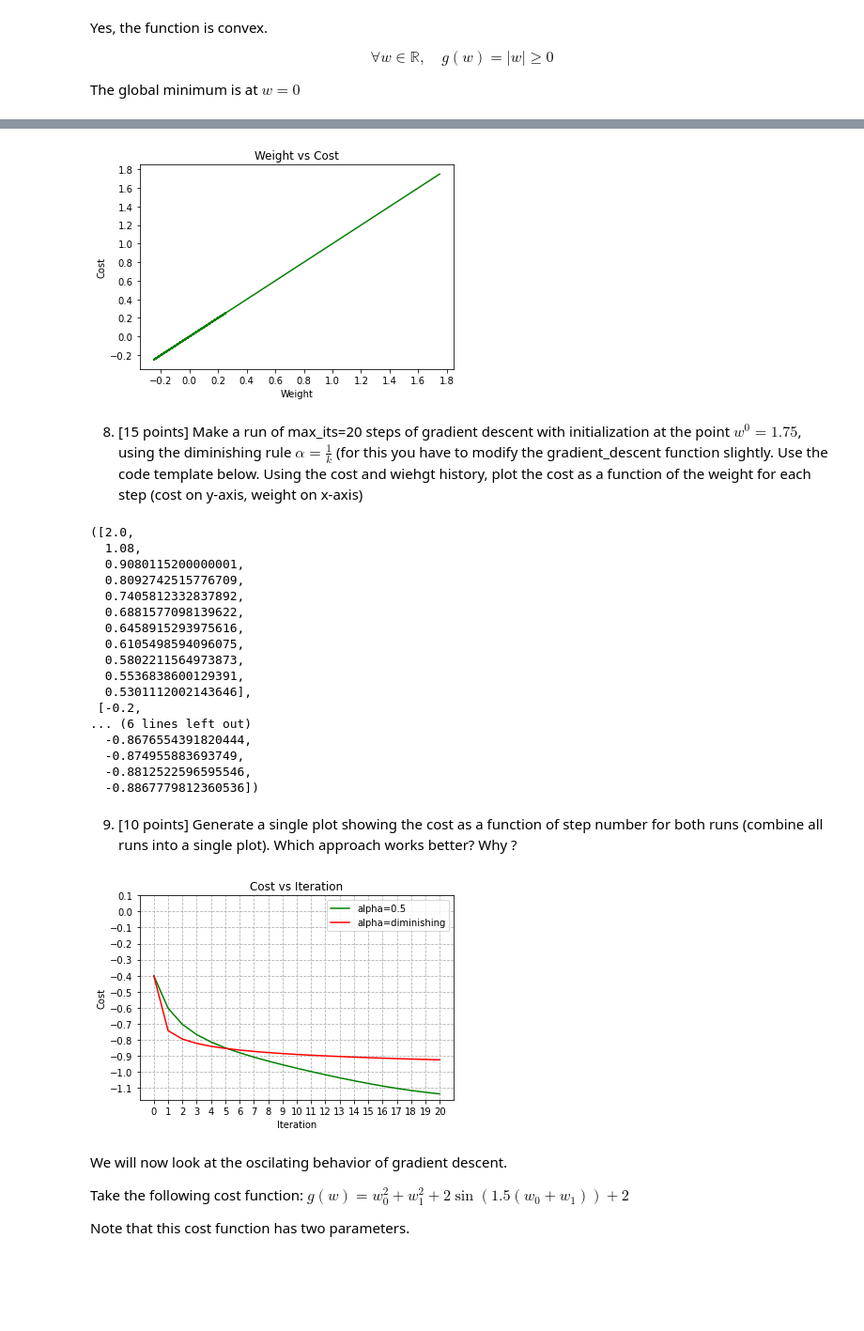
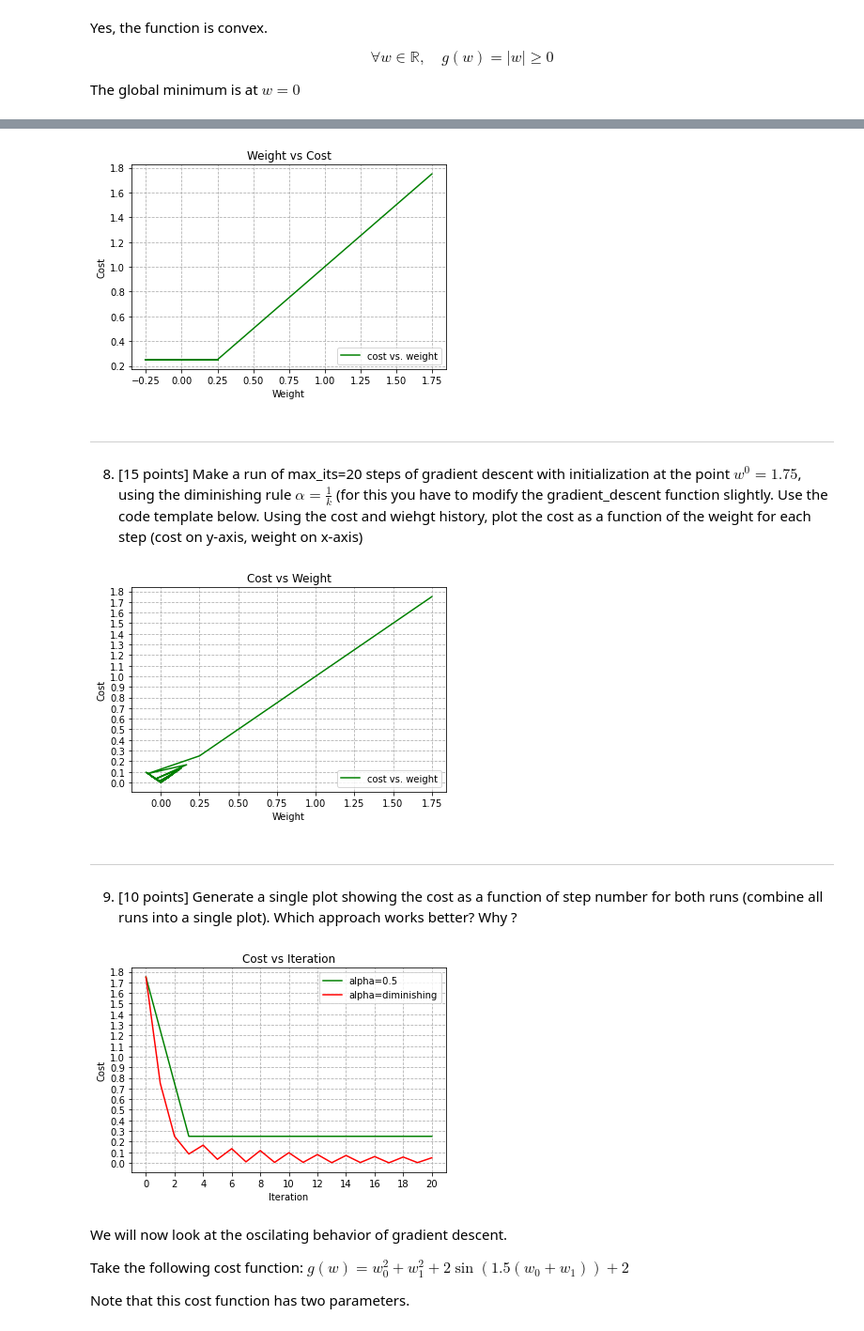
Before and after one commit to lostflux/machine-learning, a Jupyter notebook: HW1/HW1_cosc74.ipynb, the cells around one changed output, grey strips where cells are left out. Shown at 94% size. Cells and saved outputs as stored; diff of their text form; code cells hidden in the pictures; blank space fills up the shorter version.

```diff
--- a/HW1/HW1_cosc74.ipynb
+++ b/HW1/HW1_cosc74.ipynb
@@ -156,27 +169,37 @@ import matplotlib.pyplot as plt
 max_steps = 20
 weight_history, cost_history = gradient_descent(g, 0.5, max_steps, 1.75)
 
-plt.plot(weight_history, weight_history, color="green", label='cost VS weight')
+plt.plot(weight_history, cost_history, color="green", label='cost vs. weight')
 
 plt.title("Weight vs Cost")
 plt.xlabel("Weight")
 plt.ylabel("Cost")
+
+plt.xticks(np.arange(-0.5, 2.5, 0.25))
+plt.yticks(np.arange(-0.2, 2, 0.2))
+plt.grid(linestyle="--")
+plt.locator_params(nbins = max_steps)
+
+plt.legend(loc="lower right")
+
 plt.locator_params(nbins = max_steps)
 
 plt.show()
 # %% [output]
-[figure, old version]
+[figure, new version]
 # %% [markdown]
+---
+
 8) [15 points] Make a run of max_its=20 steps of gradient descent with initialization at the point $w^0 = 1.75$, using the diminishing rule $\alpha = \frac{1}{k}$ (for this you have to modify the gradient_descent function slightly. Use the code template below. Using the cost and wiehgt history, plot the cost as a function of the weight for each step (cost on y-axis, weight on x-axis)
 # %%
 from autograd import grad
+import autograd.numpy as np
 
 #gradient descent function
 #inputs: g (cost function), alpha (learning rate parameter), max_its (maximum number of iterations), w (initialization)
 def gradient_descent(g, alpha, max_its, w0):
+
     gradient = grad(g)
-
-    # flag = alpha == "diminishing"
 
     # 1. initialize cost history
     w = w0
@@ -187,6 +210,7 @@ def gradient_descent(g, alpha, max_its, w0):
     for step in range(max_its):
 
         # 2. compute the gradient and step
+
         a = alpha if alpha != "diminishing" else 1 / (step + 1)
         w -= a * gradient(w)
 
@@ -197,59 +221,61 @@ def gradient_descent(g, alpha, max_its, w0):
     return weight_history, cost_history
 
 
-def g(w) : return 1/50 * (w**4 + w**2 + 10 * w - 50)
+def g(w: int) : return np.abs(w)
 
-gradient_descent(g, "diminishing", 10, 2.0)
+weight_history, cost_history = gradient_descent(g, "diminishing", 20, 1.75)
+
+plt.plot(weight_history, cost_history, color="green", label='cost vs. weight')
+
+plt.title("Cost vs Weight")
+plt.xlabel("Weight")
+plt.ylabel("Cost")
+
+plt.legend(loc="lower right")
+plt.xticks(np.arange(0, 2.5, 0.25))
+plt.yticks(np.arange(0, 2, 0.1))
+plt.grid(linestyle="--")
+plt.locator_params(nbins = max_steps)
+
+plt.locator_params(nbins = max_steps)
+
+plt.show()
 # %% [output]
-([2.0,
-  1.08,
-  0.9080115200000001,
-  0.8092742515776709,
-  0.7405812332837892,
-  0.6881577098139622,
-  0.6458915293975616,
-  0.6105498594096075,
-  0.5802211564973873,
-  0.5536838600129391,
-  0.5301112002143646],
- [-0.2,
-... (6 lines left out)
-  -0.8676554391820444,
-  -0.874955883693749,
-  -0.8812522596595546,
-  -0.8867779812360536])
+[figure, added]
 # %% [markdown]
+---
+
 9) [10 points]  Generate a single plot showing the cost as a function of step number for both runs (combine all  runs into a single plot). Which approach works better? Why ?
 # %%
 import matplotlib.pyplot as plt
 import autograd.numpy as np
 %matplotlib inline
 
 
 max_steps = 20
 
 steps = list(range(max_steps + 1))
 _, cost_history1 = gradient_descent(g, 0.5, max_steps, 1.75)
 _, cost_history2 = gradient_descent(g, "diminishing", max_steps, 1.75)
 
 plt.plot(steps, cost_history1, color="green", label="alpha=0.5")
 plt.plot(steps, cost_history2, color="red", label="alpha=diminishing")
 
 plt.title("Cost vs Iteration")
 plt.xlabel("Iteration")
 plt.ylabel("Cost")
 
 plt.legend(loc="upper right")
 plt.xticks(steps)
-plt.yticks(np.arange(-1.1, 0.2, 0.1))
+plt.yticks(np.arange(0, 2, 0.1))
 plt.grid(linestyle="--")
-# plt.locator_params(nbins = max_steps)
+plt.locator_params(nbins = max_steps)
 
 plt.legend()
 
 plt.show()
 # %% [output]
-[figure, old version]
+[figure, new version]
 # %% [markdown]
 We will now look at the oscilating behavior of gradient descent.
 
```
Also changed, not shown: parts of 14 cells of this notebook, 1 other file.
